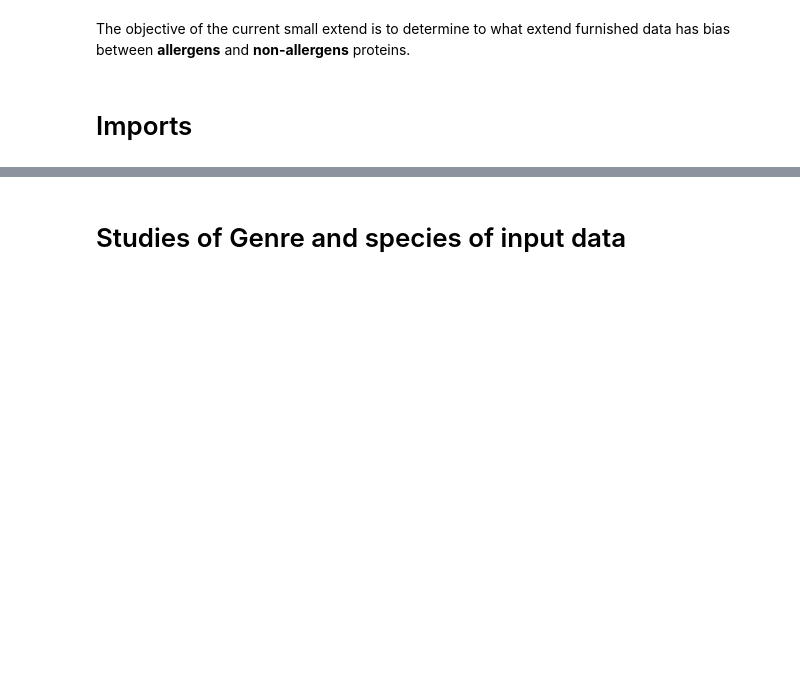
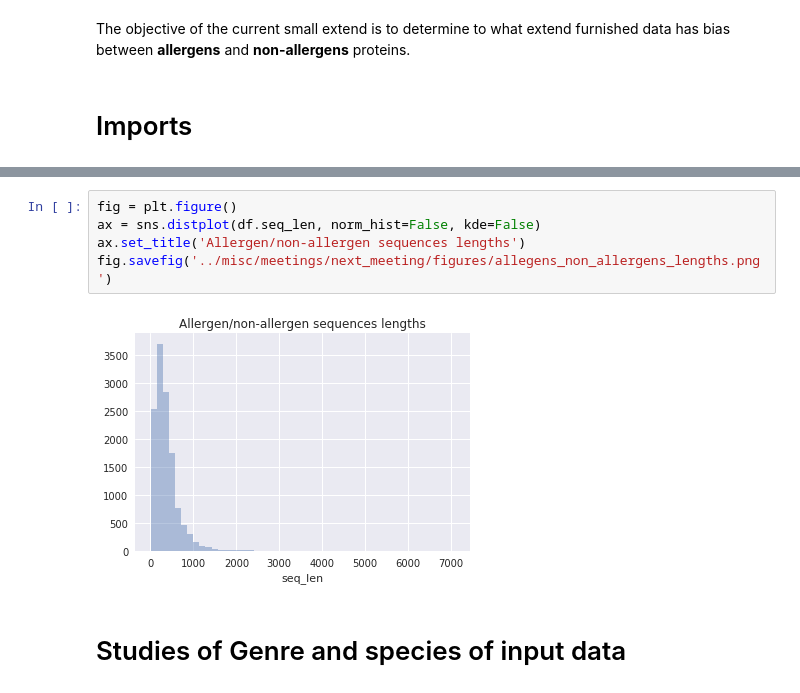
Before and after one commit to PierreBoyeau/proteins, a Jupyter notebook: data/dataset_study.ipynb, the cells around one changed output, grey strips where cells are left out. Saved outputs shown, nothing was run; the diff lists cells and outputs as text; blank space fills up the shorter version.

```diff
--- a/data/dataset_study.ipynb
+++ b/data/dataset_study.ipynb
@@ -26,3 +27,10 @@ df[['is_allergenic','sequences','genre','species']].sample(5)
+# %%
+fig = plt.figure()
+ax = sns.distplot(df.seq_len, norm_hist=False, kde=False)
+ax.set_title('Allergen/non-allergen sequences lengths')
+fig.savefig('../misc/meetings/next_meeting/figures/allegens_non_allergens_lengths.png')
+# %% [output]
+[figure, added]
 # %% [markdown]
 # Studies of Genre and species of input data
 # %% [markdown]
```
Also changed, not shown: parts of 2 cells of this notebook, 2 other files.
